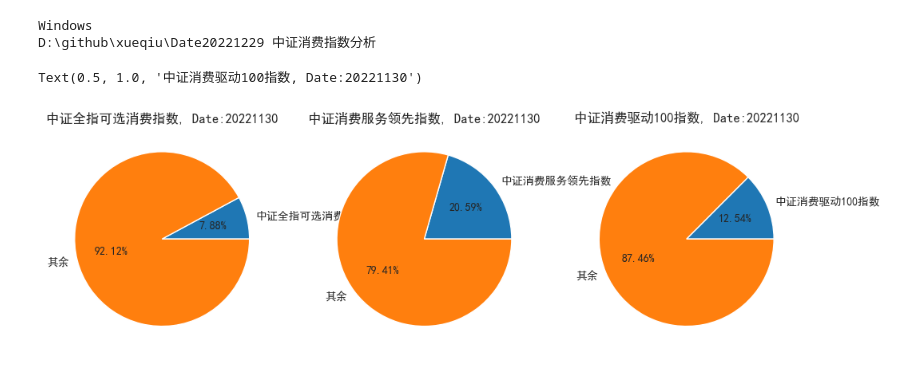
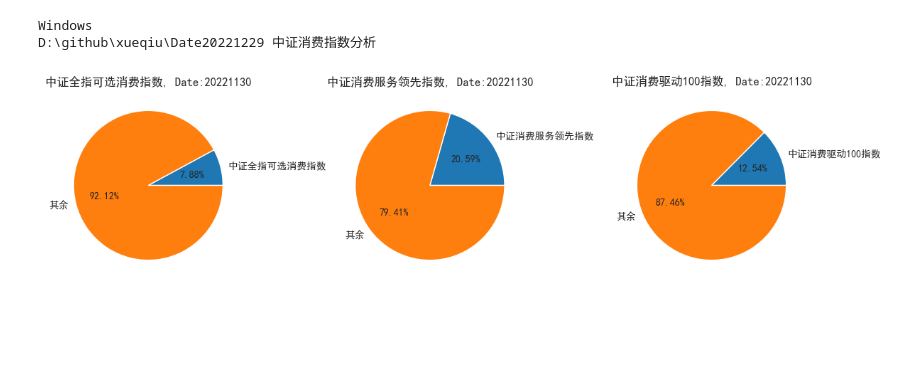
Before and after one commit to dybeta2021/Research, a Jupyter notebook: Date20221229 中证消费指数分析/消费指数-中证全指.ipynb, the cells around one changed output. Drawn from its saved outputs; the diff is of its cells as text; code cells hidden in the pictures; blank space fills up the shorter version.

```diff
--- a/Date20221229 中证消费指数分析/消费指数-中证全指.ipynb
+++ b/Date20221229 中证消费指数分析/消费指数-中证全指.ipynb
@@ -100,34 +100,35 @@ weight["中证消费服务领先指数"] = get_weight_from_zz("000806")
 # 中证消费驱动100指数从沪深市场的行业中选取较具代表性的100只上市公司证券作为指数样本，以反映沪深市场消费行业上市公司证券的整体表现。
 weight["中证消费驱动100指数"] = get_weight_from_zz("931354")
 # %%
-fig = pyplot.figure(figsize=(12, 12))
+fig = pyplot.figure(figsize=(12, 4))
 
 ax = fig.add_subplot(131)
 index_name = "中证全指可选消费指数"
 w = weight["中证全指"].loc[weight[index_name].index]["权重"].sum() / weight["中证全指"]["权重"].sum()
 w = [w, 1-w]
 label = [index_name, "其余"]
 ax.pie(w,labels=label,autopct='%1.2f%%') #画饼图（数据，数据对应的标签，百分数保留两位小数点）
 ax.set_title("{}, Date:{}".format(index_name, weight["中证全指"]["日期"].iloc[0]))
 
 ax = fig.add_subplot(132)
 index_name = "中证消费服务领先指数"
 w = weight["中证全指"].loc[weight[index_name].index]["权重"].sum() / weight["中证全指"]["权重"].sum()
 w = [w, 1-w]
 label = [index_name, "其余"]
 ax.pie(w,labels=label,autopct='%1.2f%%') #画饼图（数据，数据对应的标签，百分数保留两位小数点）
 ax.set_title("{}, Date:{}".format(index_name, weight["中证全指"]["日期"].iloc[0]))
 
 ax = fig.add_subplot(133)
 index_name = "中证消费驱动100指数"
 w = weight["中证全指"].loc[weight[index_name].index]["权重"].sum() / weight["中证全指"]["权重"].sum()
 w = [w, 1-w]
 label = [index_name, "其余"]
 ax.pie(w,labels=label,autopct='%1.2f%%') #画饼图（数据，数据对应的标签，百分数保留两位小数点）
 ax.set_title("{}, Date:{}".format(index_name, weight["中证全指"]["日期"].iloc[0]))
+pyplot.tight_layout()
+pyplot.savefig("消费指数占比中证全指.jpg", dpi=300)
 # %% [output]
-Text(0.5, 1.0, '中证消费驱动100指数, Date:20221130')
-[figure, old version]
+[figure, new version]
 # %%
 def get_k_data_from_zz(index_symbol: str):
     """
```
Also changed, not shown: parts of 3 cells of this notebook, 5 other files.
